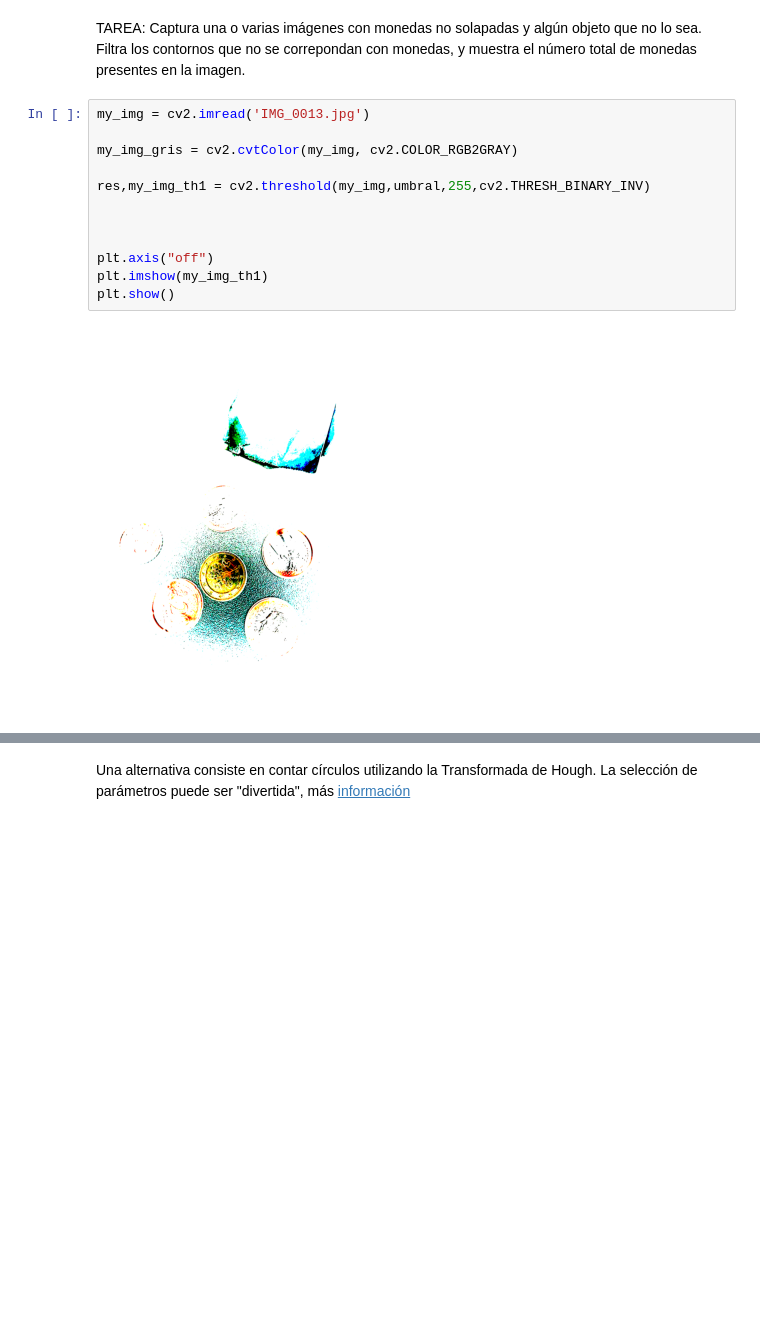
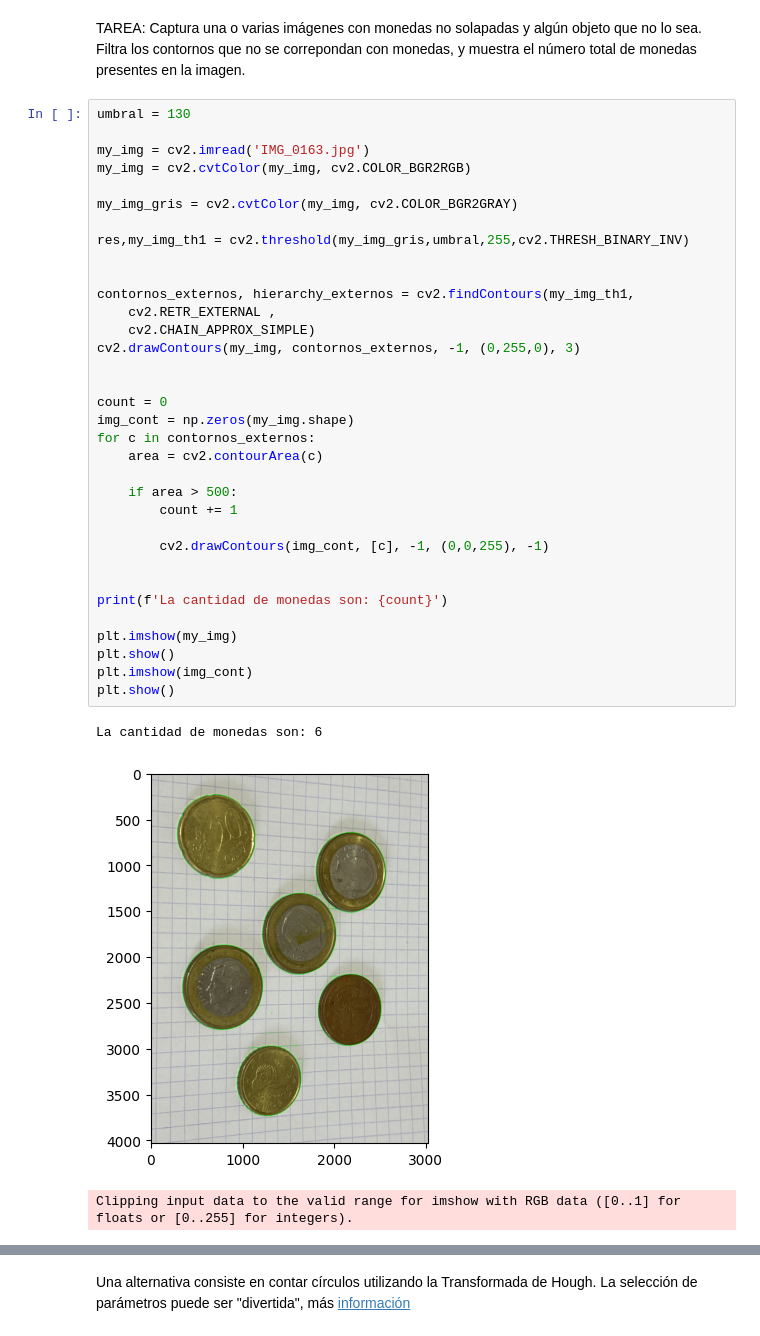
Before and after one commit to o-love/VC_P3, a Jupyter notebook: VC_P3.ipynb, the cells around one changed output, grey strips where cells are left out. Drawn from its saved outputs; the diff is of its cells as text; blank space fills up the shorter version.

```diff
--- a/VC_P3.ipynb
+++ b/VC_P3.ipynb
@@ -147,17 +145,41 @@ Clipping input data to the valid range for imshow with RGB data ([0..1] for floa
 [figure]
 # %% [markdown]
 TAREA: Captura una o varias imágenes con monedas no solapadas y algún objeto que no lo sea. Filtra los contornos que no se correpondan con monedas, y muestra el número total de monedas presentes en la imagen.
-# %%
-my_img = cv2.imread('IMG_0013.jpg')
-
-my_img_gris = cv2.cvtColor(my_img, cv2.COLOR_RGB2GRAY)
-
-res,my_img_th1 = cv2.threshold(my_img,umbral,255,cv2.THRESH_BINARY_INV)
-
-
-
-plt.axis("off")
-plt.imshow(my_img_th1)
-plt.show()
-# %% [output]
-[figure, removed]
+# %%
+umbral = 130
+
+my_img = cv2.imread('IMG_0163.jpg')
+my_img = cv2.cvtColor(my_img, cv2.COLOR_BGR2RGB)
+
+my_img_gris = cv2.cvtColor(my_img, cv2.COLOR_BGR2GRAY)
+
+res,my_img_th1 = cv2.threshold(my_img_gris,umbral,255,cv2.THRESH_BINARY_INV)
+
+
+contornos_externos, hierarchy_externos = cv2.findContours(my_img_th1,
+    cv2.RETR_EXTERNAL ,
+    cv2.CHAIN_APPROX_SIMPLE)
+cv2.drawContours(my_img, contornos_externos, -1, (0,255,0), 3)
+
+
+count = 0
+img_cont = np.zeros(my_img.shape)
+for c in contornos_externos:
+    area = cv2.contourArea(c)
+
+    if area > 500:
+        count += 1
+
+        cv2.drawContours(img_cont, [c], -1, (0,0,255), -1)
+
+
+print(f'La cantidad de monedas son: {count}')
+
+plt.imshow(my_img)
+plt.show()
+plt.imshow(img_cont)
+plt.show()
+# %% [output]
+La cantidad de monedas son: 6
+[figure, added]
+Clipping input data to the valid range for imshow with RGB data ([0..1] for floats or [0..255] for integers).
```
Also changed, not shown: parts of 7 cells of this notebook, 5 other files.
